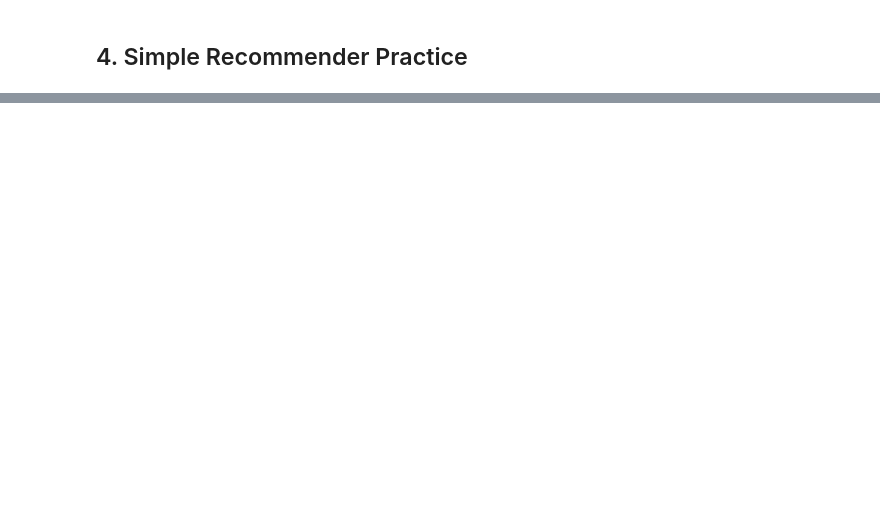
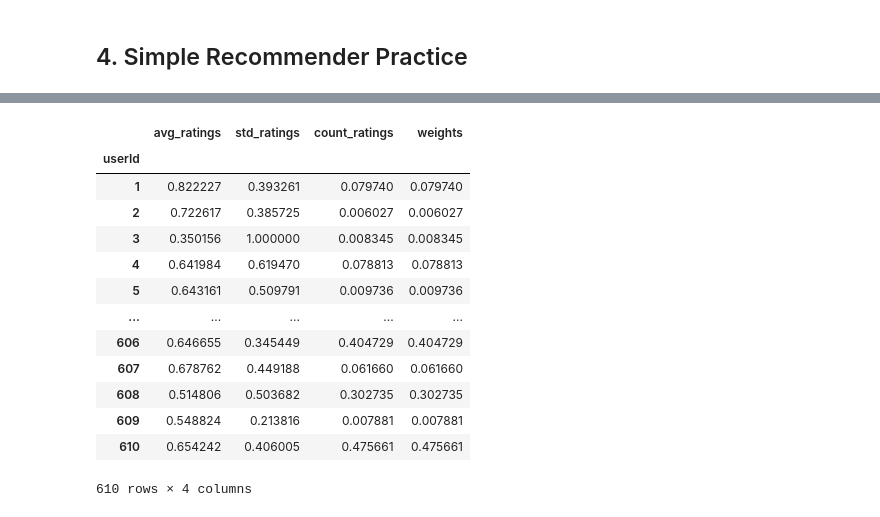
Before and after one commit to KevinTheRainmaker/Recommendation_Algorithms, a Jupyter notebook: colab/fastcampus/Recommender_Trial.ipynb, the cells around one changed output, grey strips where cells are left out. Cells and saved outputs as stored; diff of their text form; code cells hidden in the pictures; blank space fills up the shorter version.

```diff
--- a/colab/fastcampus/Recommender_Trial.ipynb
+++ b/colab/fastcampus/Recommender_Trial.ipynb
@@ -245,0 +386,22 @@ Number of Unseen data in test set: (852, 4)
+# %%
+from sklearn import preprocessing
+
+min_max_scaler = preprocessing.MinMaxScaler()
+np_scaled = min_max_scaler.fit_transform(train_user_info_df)
+df_normalized = pd.DataFrame(np_scaled, columns = train_user_info_df.columns, index = train_user_info_df.index)
+df_normalized
+# %% [output]
+|  | avg_ratings | std_ratings | count_ratings | weights |
+| userId |  |  |  |  |
+| 1 | 0.822227 | 0.393261 | 0.079740 | 0.079740 |
+| 2 | 0.722617 | 0.385725 | 0.006027 | 0.006027 |
+| 3 | 0.350156 | 1.000000 | 0.008345 | 0.008345 |
+| 4 | 0.641984 | 0.619470 | 0.078813 | 0.078813 |
+| 5 | 0.643161 | 0.509791 | 0.009736 | 0.009736 |
+| ... | ... | ... | ... | ... |
+| 606 | 0.646655 | 0.345449 | 0.404729 | 0.404729 |
+| 607 | 0.678762 | 0.449188 | 0.061660 | 0.061660 |
+| 608 | 0.514806 | 0.503682 | 0.302735 | 0.302735 |
+| 609 | 0.548824 | 0.213816 | 0.007881 | 0.007881 |
+| 610 | 0.654242 | 0.406005 | 0.475661 | 0.475661 |
+610 rows × 4 columns
```
Also changed, not shown: parts of 22 cells of this notebook.
